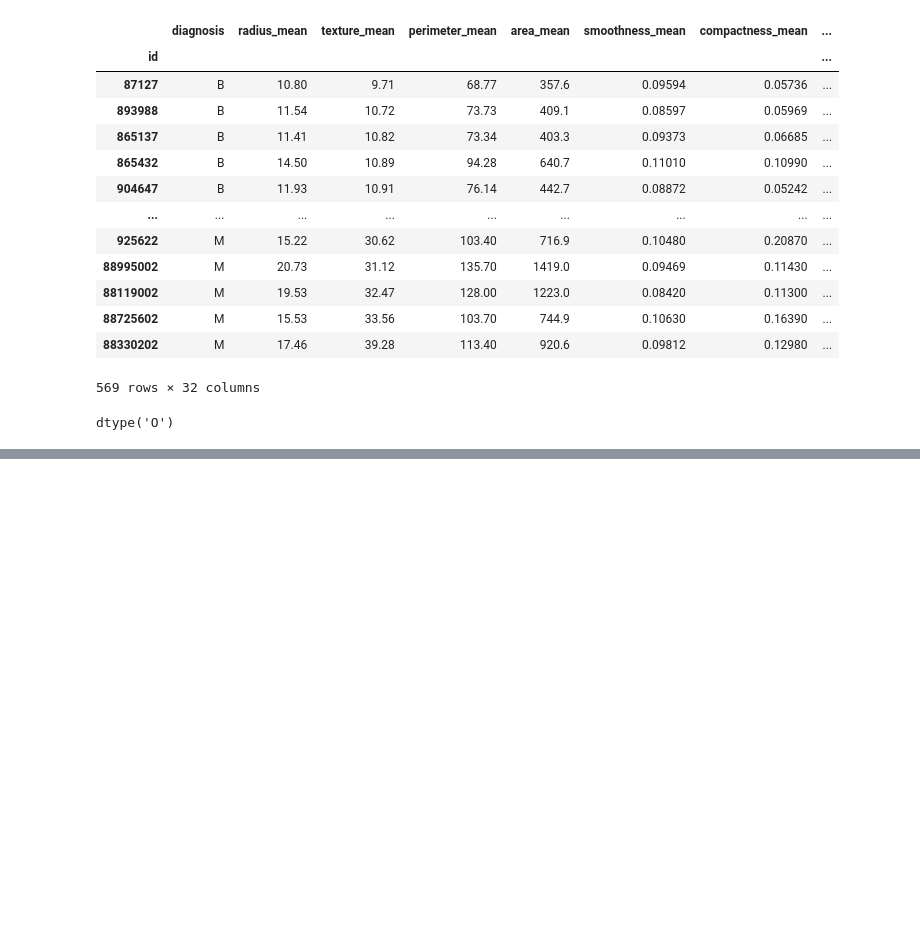
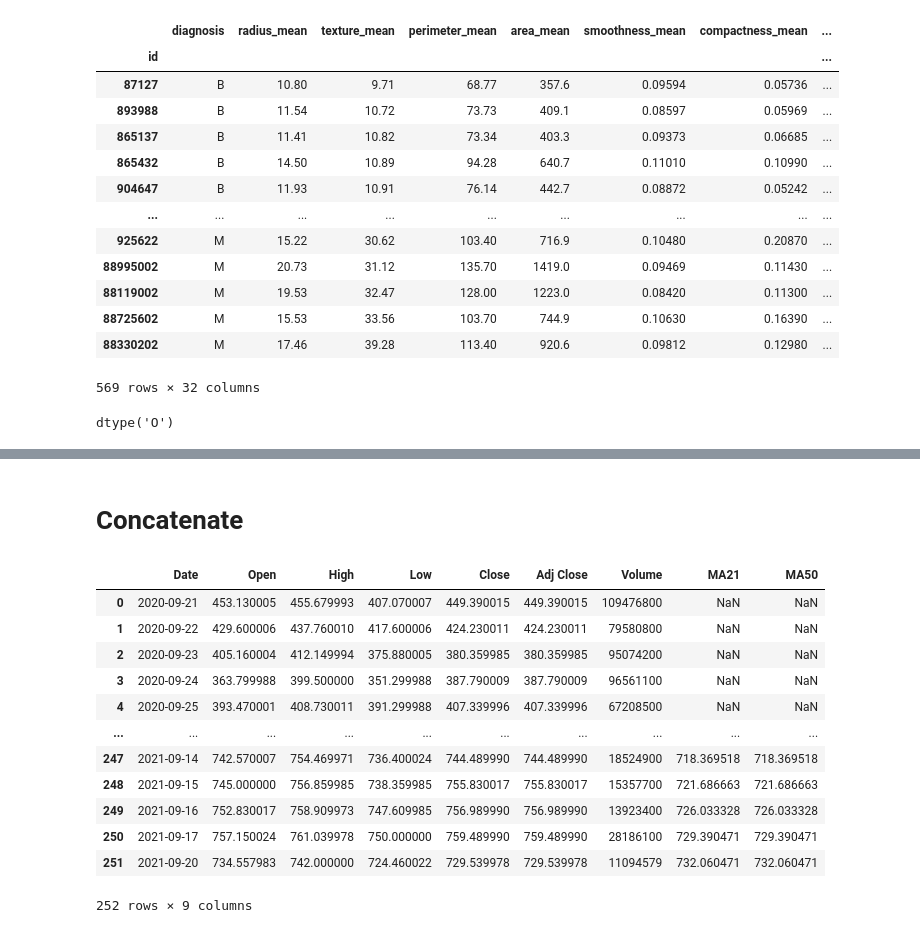
Before and after one commit to amediaaj/Data-Science-101-Methodology-Python-and-Essential-Math, a Jupyter notebook: pandas.ipynb, the cells around one changed output, grey strips where cells are left out. Cells and saved outputs as stored; diff of their text form; code cells hidden in the pictures; blank space fills up the shorter version.

```diff
--- a/pandas.ipynb
+++ b/pandas.ipynb
@@ -428,0 +510,2 @@ bc.isna().sum().sum()
+# %% [markdown]
+# Concatenate
@@ -428,0 +515,19 @@ bc.isna().sum().sum()
+# %%
+tsla = pd.read_csv('./TSLA.csv')
+tsla['MA21'] = tsla['Close'].rolling(21).mean()
+tsla['MA50'] = tsla['Close'].rolling(21).mean()
+tsla
+# %% [output]
+|  | Date | Open | High | Low | Close | Adj Close | Volume | MA21 | MA50 |
+| 0 | 2020-09-21 | 453.130005 | 455.679993 | 407.070007 | 449.390015 | 449.390015 | 109476800 | NaN | NaN |
+| 1 | 2020-09-22 | 429.600006 | 437.760010 | 417.600006 | 424.230011 | 424.230011 | 79580800 | NaN | NaN |
+| 2 | 2020-09-23 | 405.160004 | 412.149994 | 375.880005 | 380.359985 | 380.359985 | 95074200 | NaN | NaN |
+| 3 | 2020-09-24 | 363.799988 | 399.500000 | 351.299988 | 387.790009 | 387.790009 | 96561100 | NaN | NaN |
+| 4 | 2020-09-25 | 393.470001 | 408.730011 | 391.299988 | 407.339996 | 407.339996 | 67208500 | NaN | NaN |
+| ... | ... | ... | ... | ... | ... | ... | ... | ... | ... |
+| 247 | 2021-09-14 | 742.570007 | 754.469971 | 736.400024 | 744.489990 | 744.489990 | 18524900 | 718.369518 | 718.369518 |
+| 248 | 2021-09-15 | 745.000000 | 756.859985 | 738.359985 | 755.830017 | 755.830017 | 15357700 | 721.686663 | 721.686663 |
+| 249 | 2021-09-16 | 752.830017 | 758.909973 | 747.609985 | 756.989990 | 756.989990 | 13923400 | 726.033328 | 726.033328 |
+| 250 | 2021-09-17 | 757.150024 | 761.039978 | 750.000000 | 759.489990 | 759.489990 | 28186100 | 729.390471 | 729.390471 |
+| 251 | 2021-09-20 | 734.557983 | 742.000000 | 724.460022 | 729.539978 | 729.539978 | 11094579 | 732.060471 | 732.060471 |
+252 rows × 9 columns
```
Also changed, not shown: parts of 21 cells of this notebook.
